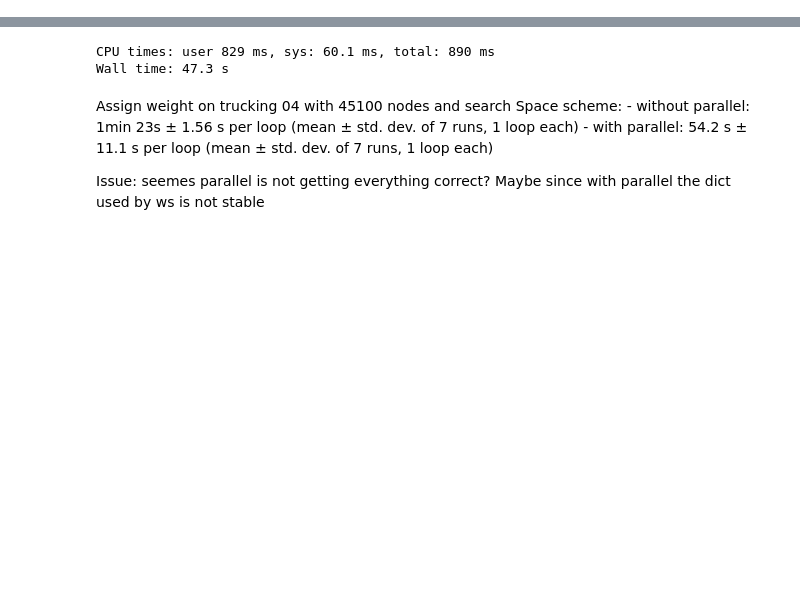
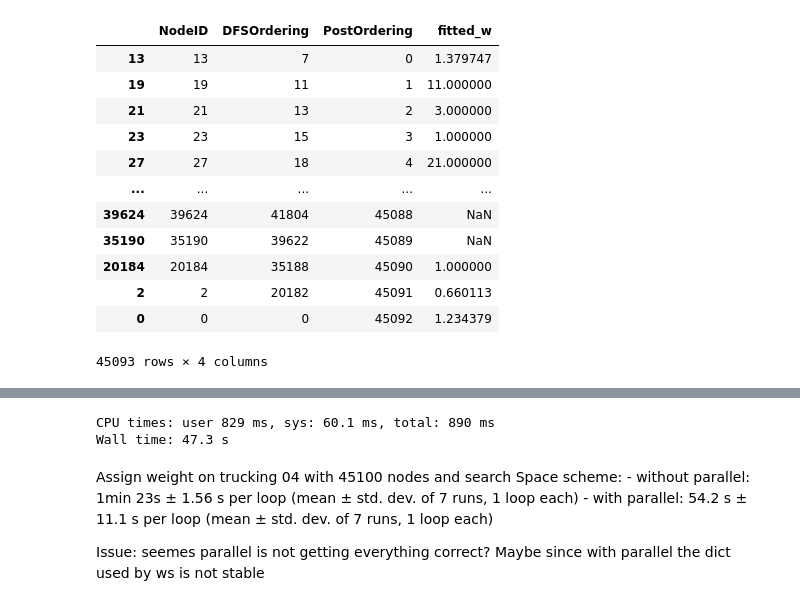
Before and after one commit to LongDangHoang/CPProgressEstimation, a Jupyter notebook: testground.ipynb, the cells around one changed output, grey strips where cells are left out. Drawn from its saved outputs; the diff is of its cells as text; code cells hidden in the pictures; blank space fills up the shorter version.

```diff
--- a/testground.ipynb
+++ b/testground.ipynb
@@ -51,0 +69,31 @@ valid_df.loc[:, 'SearchSpaceWeight'] = valid_df['SearchSpaceNodeWeight'] / get_p
+# %%
+# %%timeit
+# post_ordering_no_func = make_post_ordering(nodes_df)
+# nodes_df['PostOrdering'] = -1
+# nodes_df.loc[post_ordering_no_func, 'PostOrdering'] = range(len(post_ordering_no_func))
+# nodes_df.loc[:, 'PostOrdering'] = nodes_df['PostOrdering'].astype(int)
+
+# precompute fitted chracteristic at every parent node
+# and perform exponential decay along fitted
+fitted_w = nodes_df[nodes_df['Status'] == 2].reset_index()['NodeID'].apply(fit_characteristic, nodes_df=nodes_df)
+nodes_df.loc[fitted_w.index, 'fitted_w'] = fitted_w
+# fitted_w = fitted_w.ewm(alpha=0.7).mean()
+# x = fitted_w.ewm(alpha=0.7).mean()
+# %%
+test = nodes_df.reset_index()[['NodeID', 'DFSOrdering', 'PostOrdering', 'fitted_w']]
+# %%
+test.sort_values('PostOrdering')
+# %% [output]
+|  | NodeID | DFSOrdering | PostOrdering | fitted_w |
+| 13 | 13 | 7 | 0 | 1.379747 |
+| 19 | 19 | 11 | 1 | 11.000000 |
+| 21 | 21 | 13 | 2 | 3.000000 |
+| 23 | 23 | 15 | 3 | 1.000000 |
+| 27 | 27 | 18 | 4 | 21.000000 |
+| ... | ... | ... | ... | ... |
+| 39624 | 39624 | 41804 | 45088 | NaN |
+| 35190 | 35190 | 39622 | 45089 | NaN |
+| 20184 | 20184 | 35188 | 45090 | 1.000000 |
+| 2 | 2 | 20182 | 45091 | 0.660113 |
+| 0 | 0 | 0 | 45092 | 1.234379 |
+45093 rows × 4 columns
```
Also changed, not shown: parts of 16 cells of this notebook, 7 other files.
